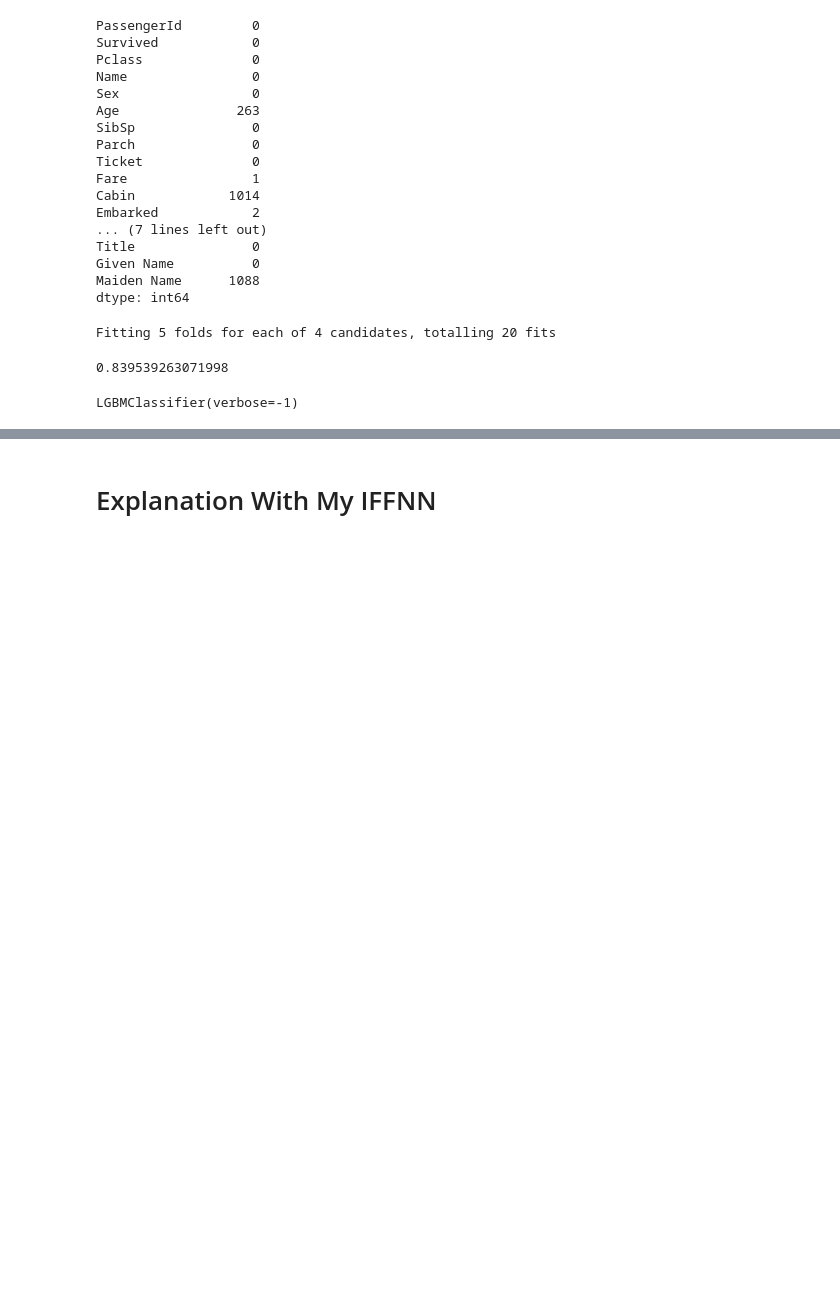
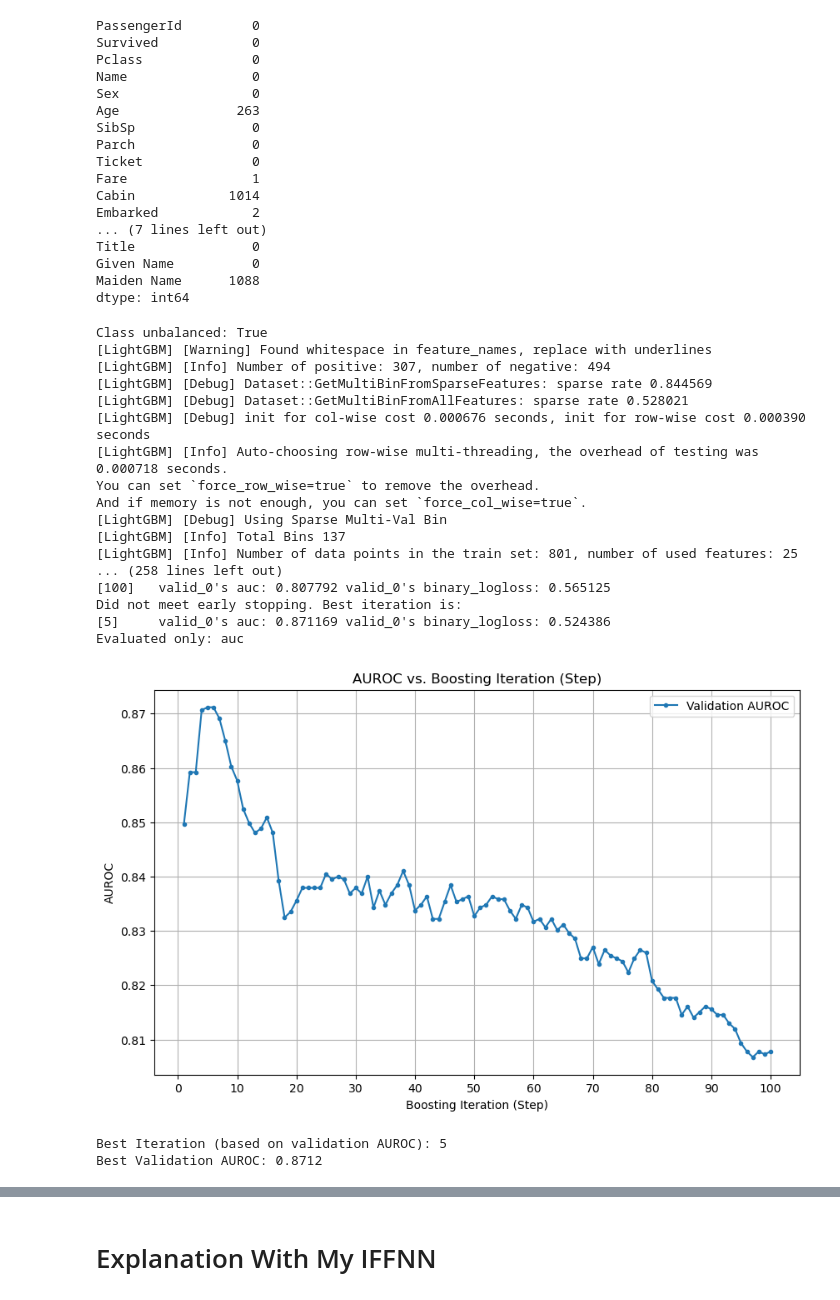
Before and after one commit to MilesQLi/Miles_Data_Science_Collection, a Jupyter notebook: TitanicSurvival/main.ipynb, the cells around one changed output, grey strips where cells are left out. Drawn from its saved outputs; the diff is of its cells as text; code cells hidden in the pictures; blank space fills up the shorter version.

```diff
--- a/TitanicSurvival/main.ipynb
+++ b/TitanicSurvival/main.ipynb
@@ -378,45 +386,23 @@ all_model_results = {}
 # %%
-import lightgbm
-model_cls = lightgbm.LGBMClassifier(verbose=-1)
-param_grid = {
-    'n_estimators': [100, 200],
-    'learning_rate': [0.01, 0.1]
-}
-#param_grid = {
-#    # Learning rate: Controls the step size. Smaller values usually require more trees.
-#    'learning_rate': [0.01, 0.05, 0.1],
-#
-#    # Number of boosting rounds (trees)
-#    'n_estimators': [100, 200, 300],
-#
-#    # Max number of leaves in one tree. Key parameter for complexity.
-#    'num_leaves': [15, 31, 47], # Default is 31. Try lower and slightly higher.
-#
-#    # Maximum tree depth. -1 means no limit.
-#    'max_depth': [-1, 5, 10],
-#
-#    # Minimum number of data points needed in a child (leaf).
-#    # Higher values prevent creating too specific leaves, thus regularizing.
-#    'min_child_samples': [10, 20, 30], # Default is 20
-#
-#    'subsample': [0.7, 0.8, 0.9, 1.0], # Default is 1.0
-#
-#    # Subsample ratio of columns when constructing each tree. (Feature fraction)
-#    'colsample_bytree': [0.7, 0.8, 0.9, 1.0], # Default is 1.0
-#
-#    # L1 regularization term on weights
-#    'reg_alpha': [0, 0.01, 0.1],
-#
-#    # L2 regularization term on weights
-#    'reg_lambda': [0, 0.01, 0.1],
-#
-#}
-results = GridSearchCV(estimator=model_cls, param_grid=param_grid, scoring='accuracy', cv=5, verbose=1, n_jobs=-1)
-
-
-results.fit(X_train, y_train.ravel())
-
-display(results.best_score_)
+model = training_binary_classification_with_lgbm(X_train, y_train, split=0.1)
 # %% [output]
-Fitting 5 folds for each of 4 candidates, totalling 20 fits
+Class unbalanced: True
+[LightGBM] [Warning] Found whitespace in feature_names, replace with underlines
+[LightGBM] [Info] Number of positive: 307, number of negative: 494
+[LightGBM] [Debug] Dataset::GetMultiBinFromSparseFeatures: sparse rate 0.844569
+[LightGBM] [Debug] Dataset::GetMultiBinFromAllFeatures: sparse rate 0.528021
+[LightGBM] [Debug] init for col-wise cost 0.000676 seconds, init for row-wise cost 0.000390 seconds
+[LightGBM] [Info] Auto-choosing row-wise multi-threading, the overhead of testing was 0.000718 seconds.
+You can set `force_row_wise=true` to remove the overhead.
+And if memory is not enough, you can set `force_col_wise=true`.
+[LightGBM] [Debug] Using Sparse Multi-Val Bin
+[LightGBM] [Info] Total Bins 137
+[LightGBM] [Info] Number of data points in the train set: 801, number of used features: 25
+... (258 lines left out)
+[100]   valid_0's auc: 0.807792 valid_0's binary_logloss: 0.565125
+Did not meet early stopping. Best iteration is:
+[5]     valid_0's auc: 0.871169 valid_0's binary_logloss: 0.524386
+Evaluated only: auc
+[figure, added]
-0.839539263071998
+Best Iteration (based on validation AUROC): 5
+Best Validation AUROC: 0.8712
@@ -425,7 +409,3 @@ model = lightgbm.LGBMClassifier(**results.best_params_,verbose=-1)
-# %%
-model.fit(X_train,y_train)
-# %% [output]
-LGBMClassifier(verbose=-1)
 # %%
 print(f"test score of LightGBM: {model.score(X_test, y_test)}")
 # %% [output]
```
Also changed, not shown: parts of 15 cells of this notebook, 3 other files.
